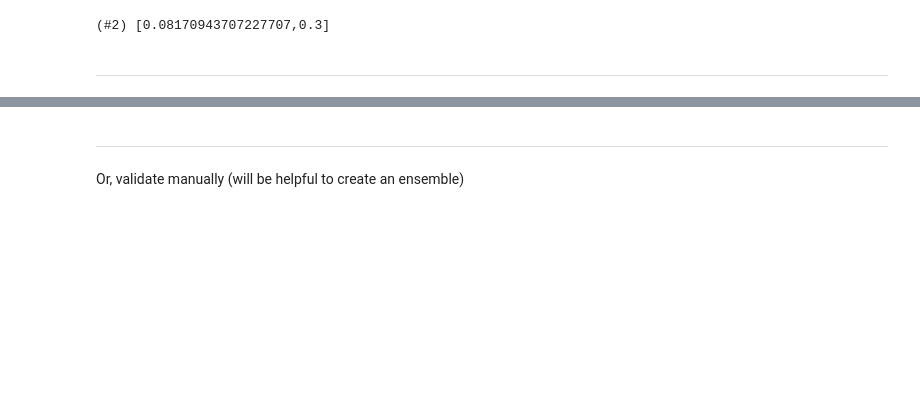
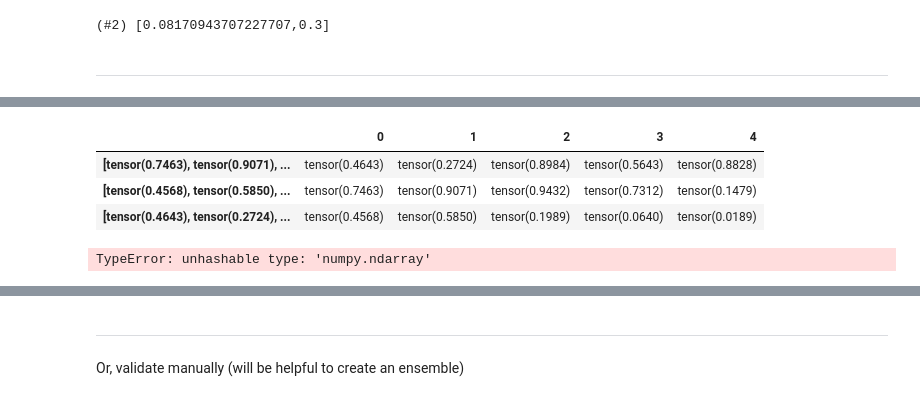
Before and after one commit to debjyotiSRoy/xcube_old, a Jupyter notebook: nbs/examples/mimic/sample/mimic3-9k_sample.ipynb, the cells around one changed output, grey strips where cells are left out. Drawn from its saved outputs; the diff is of its cells as text; code cells hidden in the pictures; blank space fills up the shorter version.

```diff
--- a/nbs/examples/mimic/sample/mimic3-9k_sample.ipynb
+++ b/nbs/examples/mimic/sample/mimic3-9k_sample.ipynb
@@ -949,0 +899,7 @@ LabelAttentionClassifier3(
+# %%
+pd.DataFrame(a, b)
+# %% [output]
+|  | 0 | 1 | 2 | 3 | 4 |
+| [tensor(0.7463), tensor(0.9071), ... | tensor(0.4643) | tensor(0.2724) | tensor(0.8984) | tensor(0.5643) | tensor(0.8828) |
+| [tensor(0.4568), tensor(0.5850), ... | tensor(0.7463) | tensor(0.9071) | tensor(0.9432) | tensor(0.7312) | tensor(0.1479) |
+| [tensor(0.4643), tensor(0.2724), ... | tensor(0.4568) | tensor(0.5850) | tensor(0.1989) | tensor(0.0640) | tensor(0.0189) |
@@ -949,0 +908,4 @@ LabelAttentionClassifier3(
+# %%
+test_eq(Counter(a), Counter(b))
+# %% [output]
+TypeError: unhashable type: 'numpy.ndarray'
```
Also changed, not shown: parts of 50 cells of this notebook, 3 other files.
